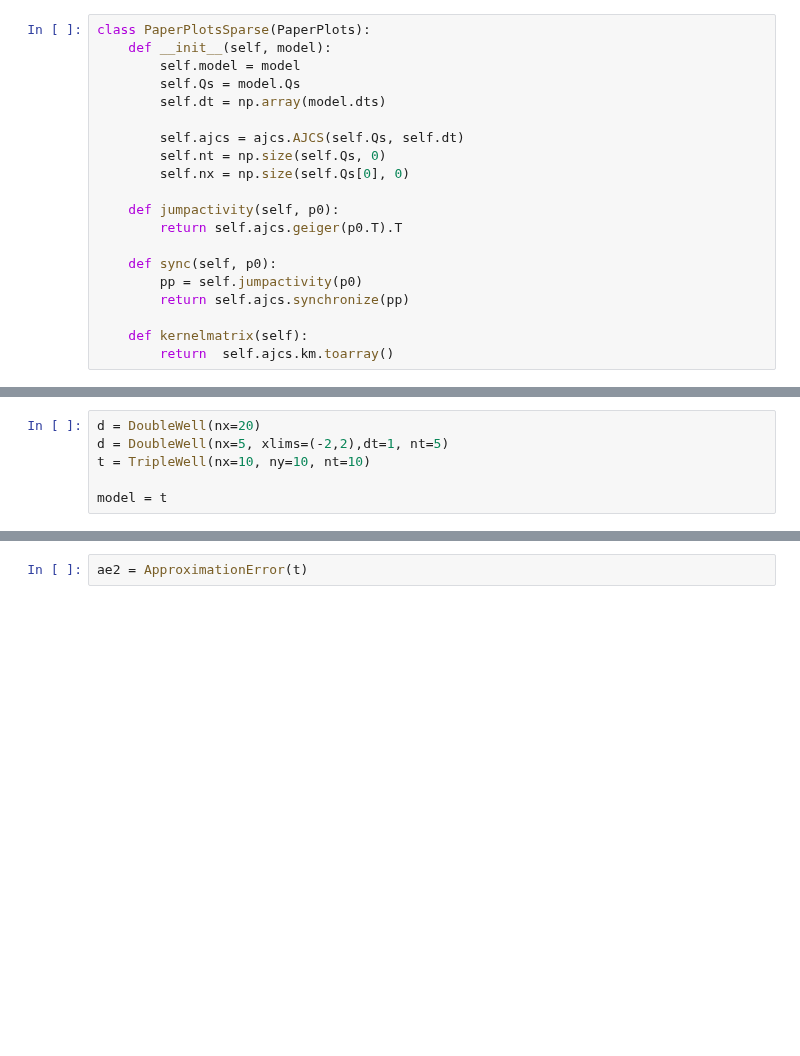
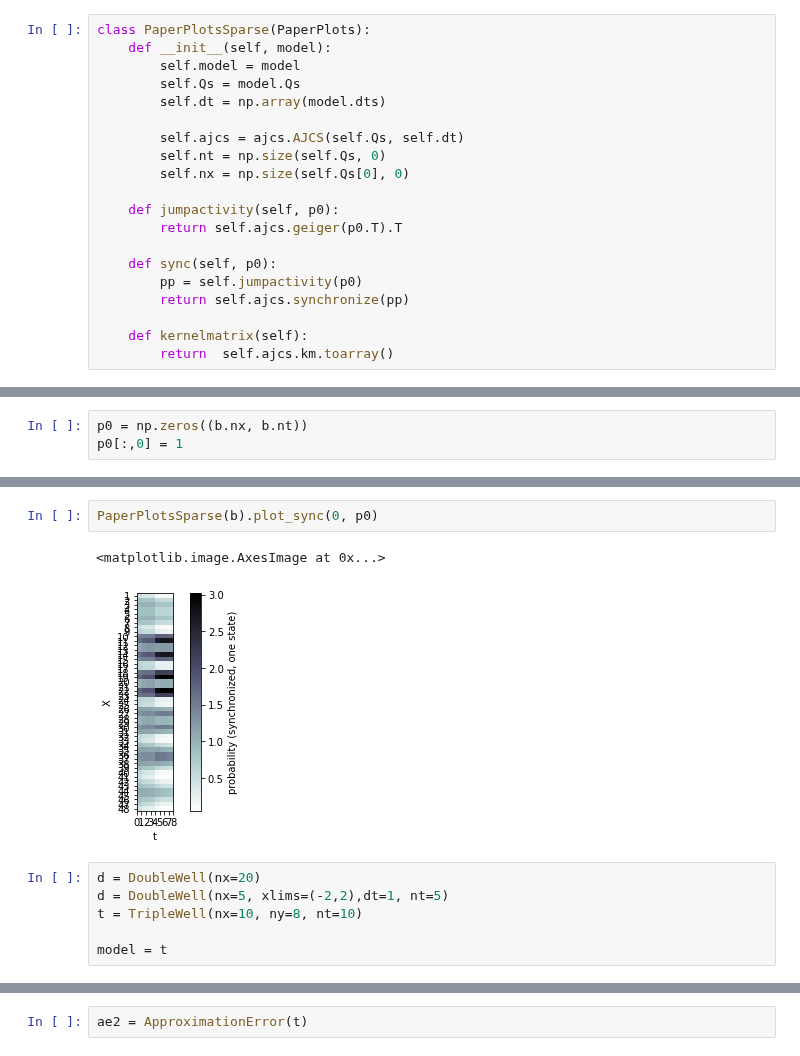
Before and after one commit to axsk/augmented-jump-chain, a Jupyter notebook: papermsnd.ipynb, the cells around one changed output, grey strips where cells are left out. Saved outputs shown, nothing was run; the diff lists cells and outputs as text; blank space fills up the shorter version.

```diff
--- a/papermsnd.ipynb
+++ b/papermsnd.ipynb
@@ -195,0 +251,3 @@ class TripleWell(DoubleWell):
+# %%
+p0 = np.zeros((b.nx, b.nt))
+p0[:,0] = 1
@@ -196,6 +265,11 @@ class TripleWell(DoubleWell):
+# %%
+PaperPlotsSparse(b).plot_sync(0, p0)
+# %% [output]
+<matplotlib.image.AxesImage at 0x...>
+[figure, added]
 # %%
 d = DoubleWell(nx=20)
 d = DoubleWell(nx=5, xlims=(-2,2),dt=1, nt=5)
-t = TripleWell(nx=10, ny=10, nt=10)
+t = TripleWell(nx=10, ny=8, nt=10)
 
 model = t
```
Also changed, not shown: parts of 20 cells of this notebook, 1 other file.
